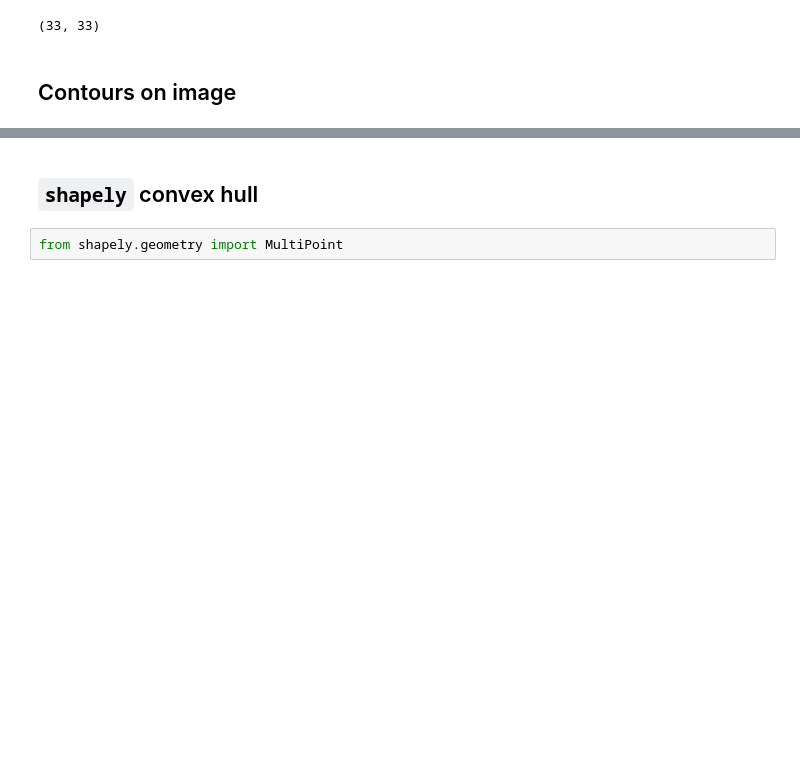
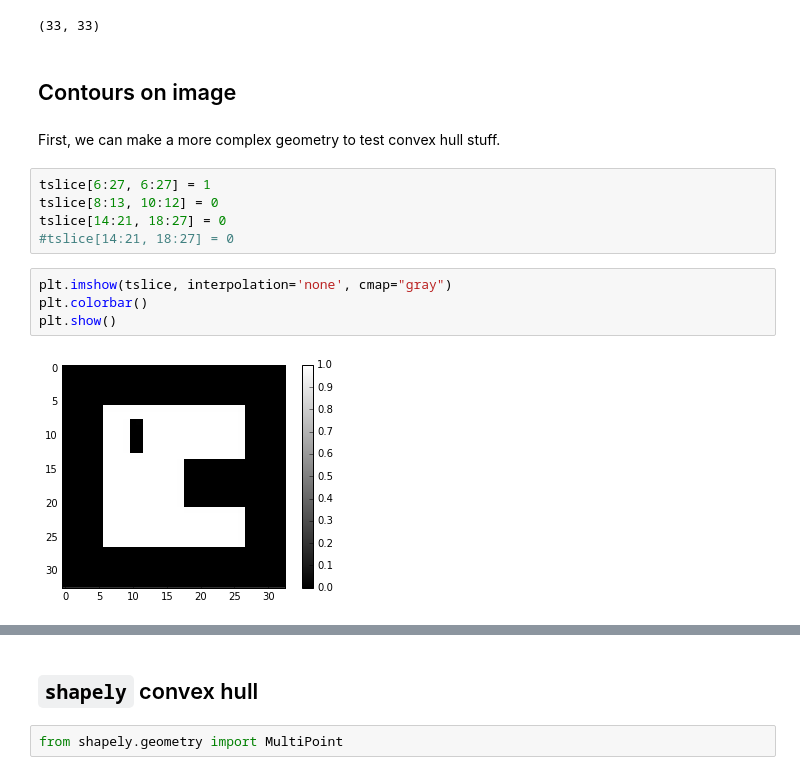
Before and after one commit to agilescientific/seisplot, a Jupyter notebook: Polygon_around_data_area.ipynb, the cells around one changed output, grey strips where cells are left out. Saved outputs shown, nothing was run; the diff lists cells and outputs as text; blank space fills up the shorter version.

```diff
--- a/Polygon_around_data_area.ipynb
+++ b/Polygon_around_data_area.ipynb
@@ -72,6 +72,19 @@ tslice.shape
 (33, 33)
 # %% [markdown]
 ## Contours on image
+# %% [markdown]
+First, we can make a more complex geometry to test convex hull stuff.
+# %%
+tslice[6:27, 6:27] = 1
+tslice[8:13, 10:12] = 0
+tslice[14:21, 18:27] = 0
+#tslice[14:21, 18:27] = 0
+# %%
+plt.imshow(tslice, interpolation='none', cmap="gray")
+plt.colorbar()
+plt.show()
+# %% [output]
+[figure, added]
 # %%
 from skimage import measure
 
```
Also changed, not shown: parts of 7 cells of this notebook.
